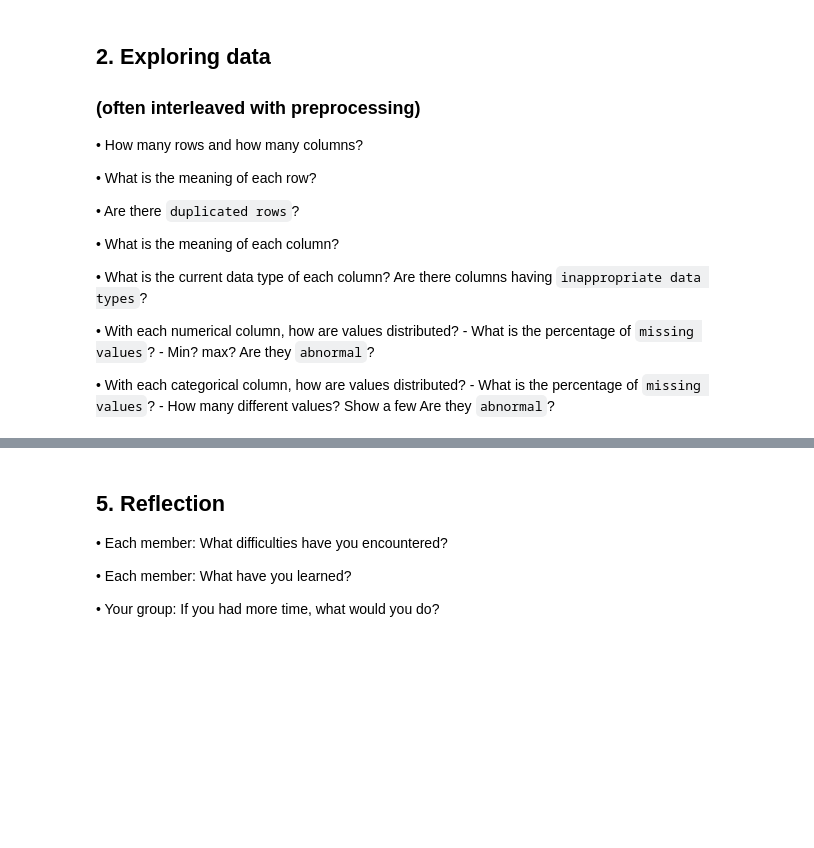
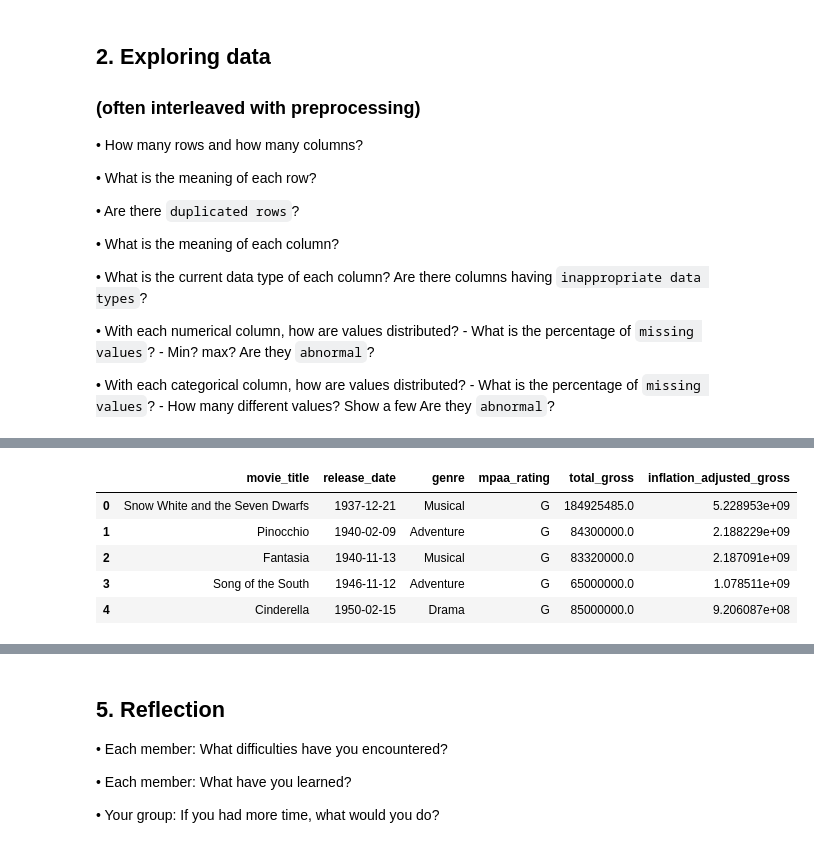
Before and after one commit to XP0101/Disney-movies-analysis, a Jupyter notebook: Final_Project.ipynb, the cells around one changed output, grey strips where cells are left out. Saved outputs shown, nothing was run; the diff lists cells and outputs as text; code cells hidden in the pictures; blank space fills up the shorter version.

```diff
--- a/Final_Project.ipynb
+++ b/Final_Project.ipynb
@@ -55,0 +247,9 @@ present:
+# %%
+movies_gross.head()
+# %% [output]
+|  | movie_title | release_date | genre | mpaa_rating | total_gross | inflation_adjusted_gross |
+| 0 | Snow White and the Seven Dwarfs | 1937-12-21 | Musical | G | 184925485.0 | 5.228953e+09 |
+| 1 | Pinocchio | 1940-02-09 | Adventure | G | 84300000.0 | 2.188229e+09 |
+| 2 | Fantasia | 1940-11-13 | Musical | G | 83320000.0 | 2.187091e+09 |
+| 3 | Song of the South | 1946-11-12 | Adventure | G | 65000000.0 | 1.078511e+09 |
+| 4 | Cinderella | 1950-02-15 | Drama | G | 85000000.0 | 9.206087e+08 |
```
Also changed, not shown: parts of 45 cells of this notebook.
